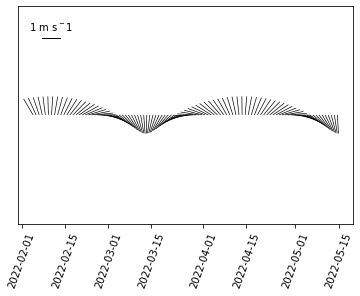
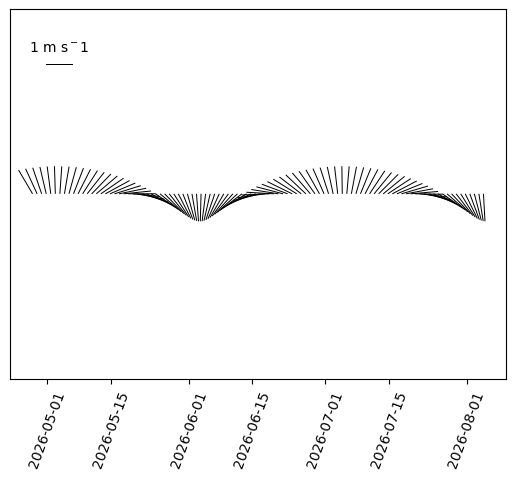
Code edit (unified diff) that turned the first committed figure into the second:
--- before
+++ after
@@ -1,5 +1,2 @@
-%matplotlib inline
-
-
 import matplotlib.pyplot as plt
 from oceans.plotting import stick_plot
@@ -12,3 +9,3 @@
 )
 
-plt.xticks(rotation=70)
+plt.xticks(rotation=70);

Commit: gh-pages